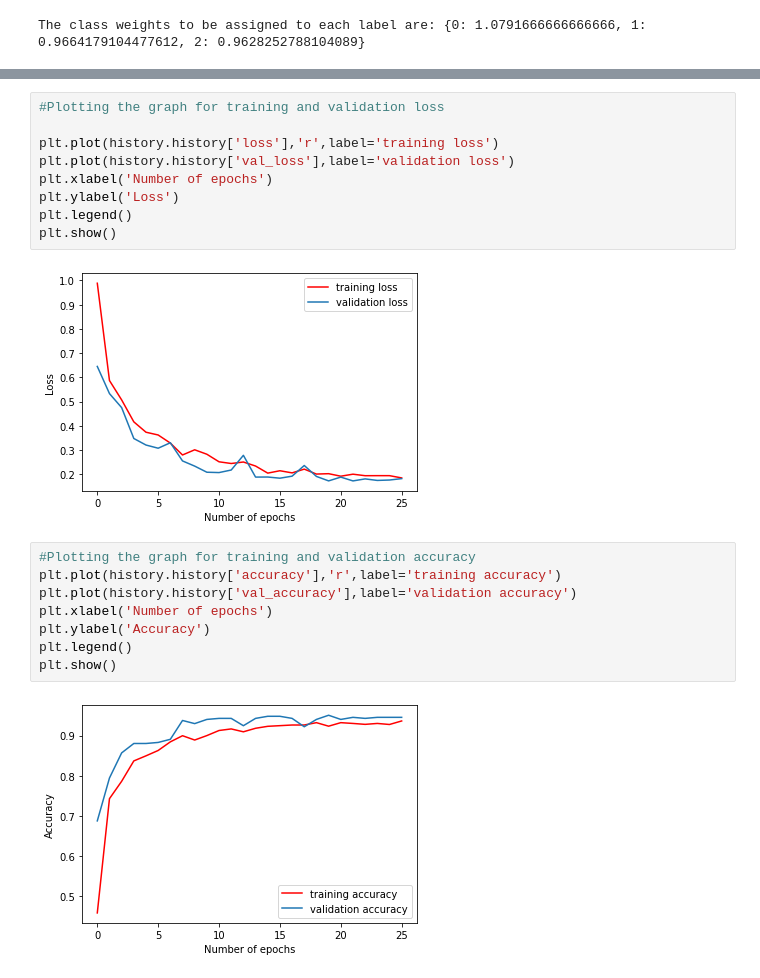
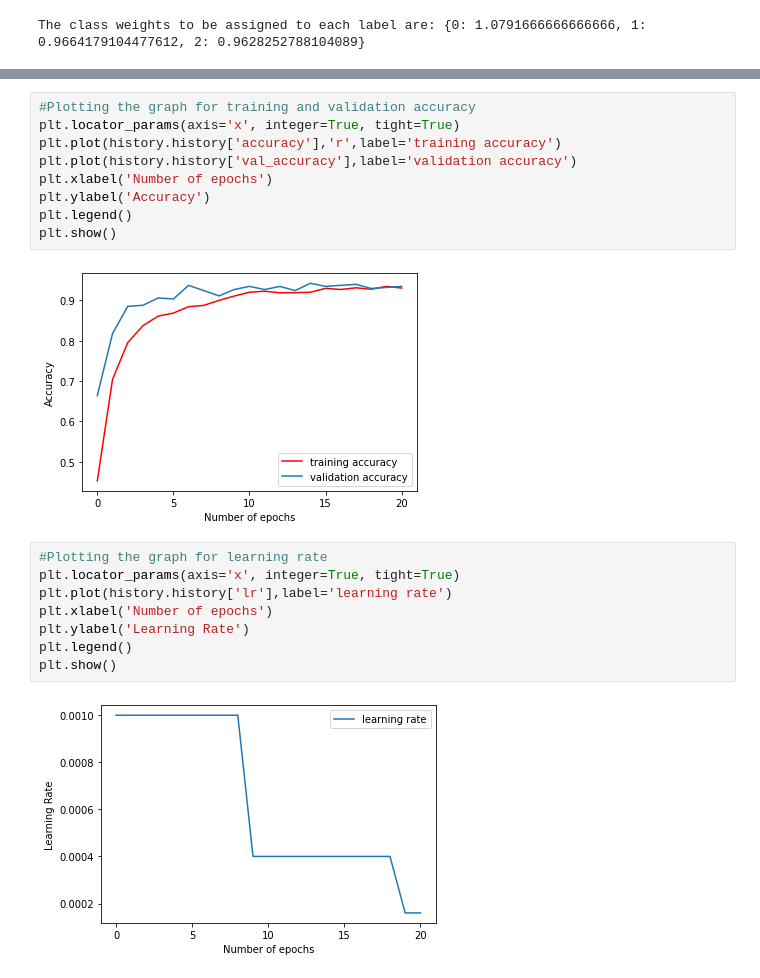
Before and after one commit to amd257/COVID-detection-using-CNNs, a Jupyter notebook: SeqModel2_ThreeLabel_Final.ipynb, the cells around one changed output, grey strips where cells are left out. Drawn from its saved outputs; the diff is of its cells as text.

Commit message:
Final version of SeqModel2 three label(with learning rate graph)

```diff
--- a/SeqModel2_ThreeLabel_Final.ipynb
+++ b/SeqModel2_ThreeLabel_Final.ipynb
@@ -264,24 +297,24 @@ seqmodel2.save('SeqModel2_ThreeLabelFinal.h5') #Saving the model
 # %%
-#Plotting the graph for training and validation loss
-
-plt.plot(history.history['loss'],'r',label='training loss')
-plt.plot(history.history['val_loss'],label='validation loss')
+#Plotting the graph for training and validation accuracy
+plt.locator_params(axis='x', integer=True, tight=True)
+plt.plot(history.history['accuracy'],'r',label='training accuracy')
+plt.plot(history.history['val_accuracy'],label='validation accuracy')
 plt.xlabel('Number of epochs')
-plt.ylabel('Loss')
+plt.ylabel('Accuracy')
 plt.legend()
 plt.show()
 # %% [output]
-[figure, old version]
+[figure, new version]
 # %%
-#Plotting the graph for training and validation accuracy
-plt.plot(history.history['accuracy'],'r',label='training accuracy')
-plt.plot(history.history['val_accuracy'],label='validation accuracy')
+#Plotting the graph for learning rate
+plt.locator_params(axis='x', integer=True, tight=True)
+plt.plot(history.history['lr'],label='learning rate')
 plt.xlabel('Number of epochs')
-plt.ylabel('Accuracy')
+plt.ylabel('Learning Rate')
 plt.legend()
 plt.show()
 # %% [output]
-[figure, old version]
+[figure, new version]
 # %%
 testingAccuracy = seqmodel2.evaluate(test_dataset) #Evaluating the model on the testing dataset
 print("The Sequential Model 2.0 has a testing accuracy of:", testingAccuracy[1]*100, "%")
```
Also changed, not shown: parts of 8 cells of this notebook.
